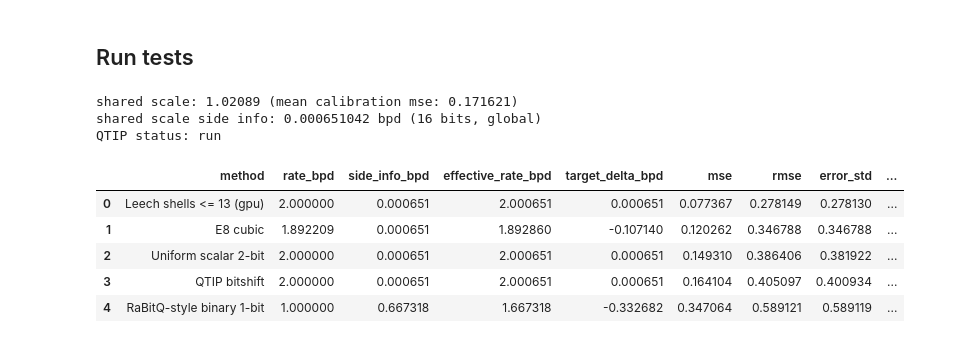
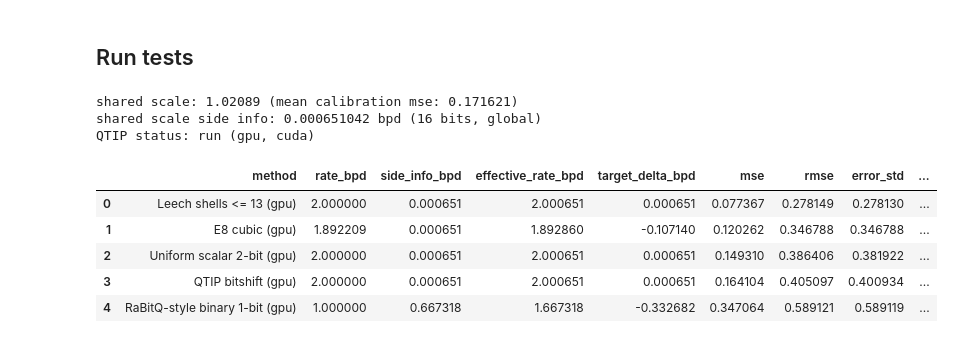
Before and after one commit to dmnunez1993/llm-quantization-benchmarks, a Jupyter notebook: quantizer_tests.ipynb, the cells around one changed output. Cells and saved outputs as stored; diff of their text form; code cells hidden in the pictures.

```diff
--- a/quantizer_tests.ipynb
+++ b/quantizer_tests.ipynb
@@ -27,10 +27,12 @@ if str(ROOT) not in sys.path:
 try:
     import torch
     TORCH_AVAILABLE = True
+    TORCH_DEVICE = torch.device("cuda" if torch.cuda.is_available() else "cpu")
 except Exception as exc:
     torch = None
     TORCH_AVAILABLE = False
     TORCH_IMPORT_ERROR = exc
+    TORCH_DEVICE = None
 
 try:
     import pandas as pd
@@ -39,6 +41,7 @@ except Exception:
 
 print(f"root: {ROOT}")
 print(f"torch available: {TORCH_AVAILABLE}")
+print(f"torch device: {TORCH_DEVICE}")
 # %% [output]
 root: /home/diego/Documents/master/llm-quantization-benchmarks
 torch available: True
@@ -477,7 +508,7 @@ class QTIPNotebookQuantizer:
 A clipped per-coordinate uniform scalar quantizer is included as a simple exact-rate baseline.
 # %%
 class UniformScalarNotebookQuantizer:
-    def __init__(self, bits: int):
+    def __init__(self, bits: int, device=None):
         if bits < 1:
             raise ValueError("bits must be positive")
         self.bits = int(bits)
@@ -485,14 +516,22 @@ class UniformScalarNotebookQuantizer:
         self.qmin = -(self.levels // 2)
         self.qmax = self.levels // 2 - 1
         self.rate = float(self.bits)
+        self.device = device if TORCH_AVAILABLE and device is not None else None
+        self.backend = "gpu" if self.device is not None and self.device.type == "cuda" else "cpu"
 
     def quantize_normalized(self, samples: np.ndarray) -> np.ndarray:
         return self.decode_normalized(self.encode_normalized(samples))
 
-    def encode_normalized(self, samples: np.ndarray) -> np.ndarray:
-        return np.clip(np.round(samples), self.qmin, self.qmax).astype(np.int16)
+    def encode_normalized(self, samples: np.ndarray):
+        if self.device is None:
+            return np.clip(np.round(samples), self.qmin, self.qmax).astype(np.int16)
+        x = torch.as_tensor(samples, dtype=torch.float32, device=self.device)
+        with torch.no_grad():
+            return torch.clamp(torch.round(x), self.qmin, self.qmax).to(torch.int16)
 
-    def decode_normalized(self, codes: np.ndarray) -> np.ndarray:
+    def decode_normalized(self, codes) -> np.ndarray:
+        if torch is not None and torch.is_tensor(codes):
+            return codes.to(torch.float32).detach().cpu().numpy()
         return np.asarray(codes, dtype=np.float32)
 # %% [markdown]
 ## RaBitQ-style randomized binary quantizer
@@ -538,20 +600,27 @@ reconstructions = {}
 scale_grid = np.linspace(0.05, 3.0, 80, dtype=np.float32)
 quantizer_items = []
 shared_scale_side_info_bpd = scale_overhead_bpd(X, SCALE_BITS, SCALE_GRANULARITY)
+quantizer_device = TORCH_DEVICE if TORCH_AVAILABLE else None
 
-uniform = UniformScalarNotebookQuantizer(bits=int(TARGET_BITS_PER_DIM))
+uniform = UniformScalarNotebookQuantizer(bits=int(TARGET_BITS_PER_DIM), device=quantizer_device)
 quantizer_items.append({
-    "method": "Uniform scalar 2-bit",
+    "method": f"Uniform scalar 2-bit ({uniform.backend})",
     "rate": uniform.rate,
     "quantize": uniform.quantize_normalized,
     "encode": uniform.encode_normalized,
     "decode": uniform.decode_normalized,
-    "metadata": {"target_bpd": TARGET_BITS_PER_DIM, "bits": uniform.bits, "levels": uniform.levels},
+    "metadata": {
+        "target_bpd": TARGET_BITS_PER_DIM,
+        "bits": uniform.bits,
+        "levels": uniform.levels,
+        "backend": uniform.backend,
+        "device": str(uniform.device),
+    },
 })
 
-e8 = CubicE8NotebookQuantizer(E8_RADIUS)
+e8 = CubicE8NotebookQuantizer(E8_RADIUS, device=quantizer_device)
 quantizer_items.append({
-    "method": "E8 cubic",
+    "method": f"E8 cubic ({e8.backend})",
     "rate": e8.rate,
     "quantize": e8.quantize_normalized,
     "encode": e8.encode_normalized,
@@ -560,6 +629,8 @@ quantizer_items.append({
         "target_bpd": TARGET_BITS_PER_DIM,
         "radius": E8_RADIUS,
         "codebook_size": int(e8.codebook.shape[0]),
+        "backend": e8.backend,
+        "device": str(e8.device),
     },
 })
 
@@ -579,9 +650,9 @@ quantizer_items.append({
     },
 })
 
-rabitq = RaBitQStyleQuantizer(DIM, seed=SEED)
+rabitq = RaBitQStyleQuantizer(DIM, seed=SEED, device=quantizer_device)
 quantizer_items.append({
-    "method": "RaBitQ-style binary 1-bit",
+    "method": f"RaBitQ-style binary 1-bit ({rabitq.backend})",
     "rate": rabitq.rate,
     "quantize": rabitq.quantize_normalized,
     "encode": rabitq.encode_normalized,
@@ -591,6 +662,8 @@ quantizer_items.append({
         "rotation_seed": SEED,
         "per_vector_scalar_bits": PER_VECTOR_SCALAR_BITS,
         "per_vector_scalar_bpd": PER_VECTOR_SCALAR_BITS / DIM,
+        "backend": rabitq.backend,
+        "device": str(rabitq.device),
     },
 })
 
@@ -598,16 +671,21 @@ qtip_status = "not run"
 if TORCH_AVAILABLE:
     try:
         qtip_repo = ensure_qtip_repo(QTIP_REPO, auto_clone=AUTO_CLONE_QTIP)
-        qtip = QTIPNotebookQuantizer(qtip_repo, QTIP_CONFIG)
+        qtip = QTIPNotebookQuantizer(qtip_repo, QTIP_CONFIG, device=quantizer_device)
         quantizer_items.append({
-            "method": "QTIP bitshift",
+            "method": f"QTIP bitshift ({qtip.backend})",
             "rate": qtip.rate,
             "quantize": qtip.quantize_normalized,
             "encode": qtip.encode_normalized,
             "decode": qtip.decode_normalized,
-            "metadata": {"target_bpd": TARGET_BITS_PER_DIM, **QTIP_CONFIG},
+            "metadata": {
+                "target_bpd": TARGET_BITS_PER_DIM,
+                "backend": qtip.backend,
+                "device": str(qtip.device),
+                **QTIP_CONFIG,
+            },
         })
-        qtip_status = "run"
+        qtip_status = f"run ({qtip.backend}, {qtip.device})"
     except Exception as exc:
         qtip_status = f"skipped: {type(exc).__name__}: {exc}"
 else:
@@ -618,38 +696,38 @@ print(f"shared scale: {shared_scale:.6g} (mean calibration mse: {shared_scale_me
 print(f"shared scale side info: {shared_scale_side_info_bpd:.6g} bpd ({SCALE_BITS} bits, {SCALE_GRANULARITY})")
 print(f"QTIP status: {qtip_status}")
 
 for item in quantizer_items:
         side_info_bpd = shared_scale_side_info_bpd + float(item["metadata"].get("per_vector_scalar_bpd", 0.0))
         report, recon = run_split_scaled_quantizer(
             item["method"],
             X,
             item["rate"],
             item["encode"],
             item["decode"],
             metadata={
                 "side_info_bpd": side_info_bpd,
                 "shared_scale_bits": SCALE_BITS,
                 "shared_scale_granularity": SCALE_GRANULARITY,
                 "shared_scale_mean_mse": shared_scale_mean_mse,
                 **item["metadata"],
             },
             shared_scale=shared_scale,
         )
         reports.append(report)
         reconstructions[report.method] = recon
 
 table = reports_table(reports)
 table
 # %% [output]
 shared scale: 1.02089 (mean calibration mse: 0.171621)
 shared scale side info: 0.000651042 bpd (16 bits, global)
-QTIP status: run
+QTIP status: run (gpu, cuda)
 |  | method | rate_bpd | side_info_bpd | effective_rate_bpd | target_delta_bpd | mse | rmse | error_std | ... |
 | 0 | Leech shells <= 13 (gpu) | 2.000000 | 0.000651 | 2.000651 | 0.000651 | 0.077367 | 0.278149 | 0.278130 | ... |
-| 1 | E8 cubic | 1.892209 | 0.000651 | 1.892860 | -0.107140 | 0.120262 | 0.346788 | 0.346788 | ... |
-| 2 | Uniform scalar 2-bit | 2.000000 | 0.000651 | 2.000651 | 0.000651 | 0.149310 | 0.386406 | 0.381922 | ... |
-| 3 | QTIP bitshift | 2.000000 | 0.000651 | 2.000651 | 0.000651 | 0.164104 | 0.405097 | 0.400934 | ... |
-| 4 | RaBitQ-style binary 1-bit | 1.000000 | 0.667318 | 1.667318 | -0.332682 | 0.347064 | 0.589121 | 0.589119 | ... |
+| 1 | E8 cubic (gpu) | 1.892209 | 0.000651 | 1.892860 | -0.107140 | 0.120262 | 0.346788 | 0.346788 | ... |
+| 2 | Uniform scalar 2-bit (gpu) | 2.000000 | 0.000651 | 2.000651 | 0.000651 | 0.149310 | 0.386406 | 0.381922 | ... |
+| 3 | QTIP bitshift (gpu) | 2.000000 | 0.000651 | 2.000651 | 0.000651 | 0.164104 | 0.405097 | 0.400934 | ... |
+| 4 | RaBitQ-style binary 1-bit (gpu) | 1.000000 | 0.667318 | 1.667318 | -0.332682 | 0.347064 | 0.589121 | 0.589119 | ... |
 # %%
 # Inspect the first vector reconstruction from each quantizer.
 np.set_printoptions(precision=4, suppress=True)
```
Also changed, not shown: parts of 5 cells of this notebook.
